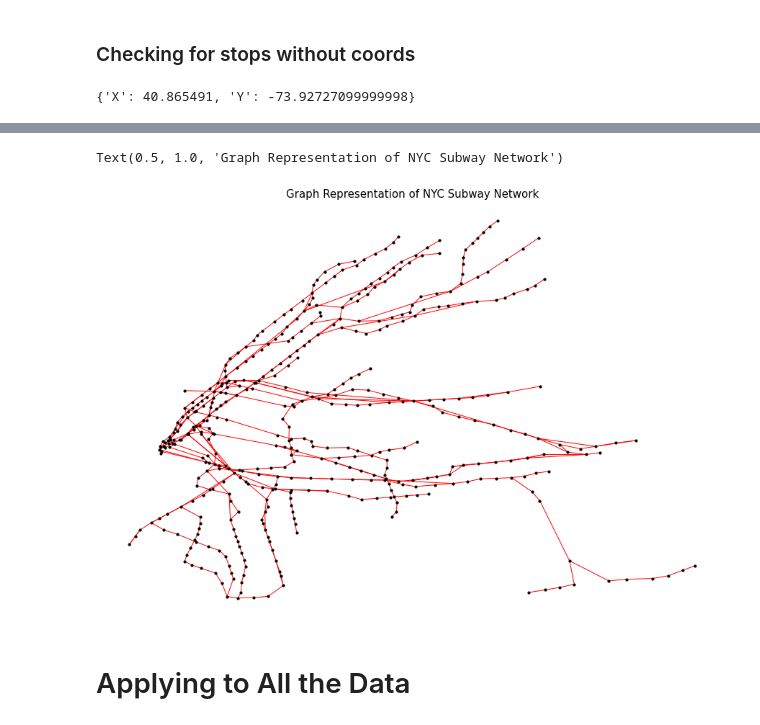
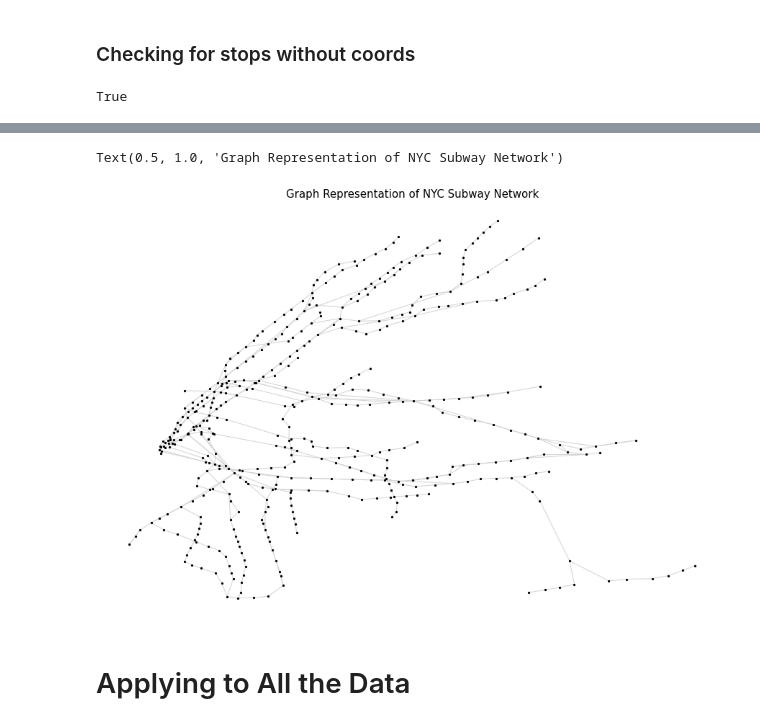
Before and after one commit to gregfeliu/The_Subway_Challenge, a Jupyter notebook: Solve_Postman_Problem_final.ipynb, the cells around one changed output, grey strips where cells are left out. Cells and saved outputs as stored; diff of their text form; code cells hidden in the pictures.

```diff
--- a/Solve_Postman_Problem_final.ipynb
+++ b/Solve_Postman_Problem_final.ipynb
@@ -75,4 +76,0 @@ for key, value in test_node_positions.items():
-# %%
-test_node_positions['A03']
-# %% [output]
-{'X': 40.865491, 'Y': -73.92727099999998}
@@ -81,16 +77,20 @@ test_node_positions['A03']
+# %%
+node_positions_final
+# %% [output]
+True
 # %%
 node_positions = {node[0]: (node[1]['Y'], node[1]['X']) for node in list(g.nodes(data=True))}
 # dict(list(node_positions.items())[0:5])
 # %%
 plt.figure(figsize=(12, 8))
-nx.draw(g, pos=node_positions, edge_color='red', node_size=10, node_color='black')
+nx.draw(g, pos=node_positions, edge_color='lightgrey', node_size=5, node_color='black')
 plt.title('Graph Representation of NYC Subway Network', size=15)
 # plt.savefig("./saved_data/graph_of_nyc_stops.png", bbox_inches='tight')
 # %% [output]
 [interactive output not drawn]
 [interactive output not drawn]
 Text(0.5, 1.0, 'Graph Representation of NYC Subway Network')
-[figure, old version]
+[figure, new version]
 # %% [markdown]
 # Applying to All the Data
 # %% [markdown]
```
Also changed, not shown: parts of 22 cells of this notebook.
